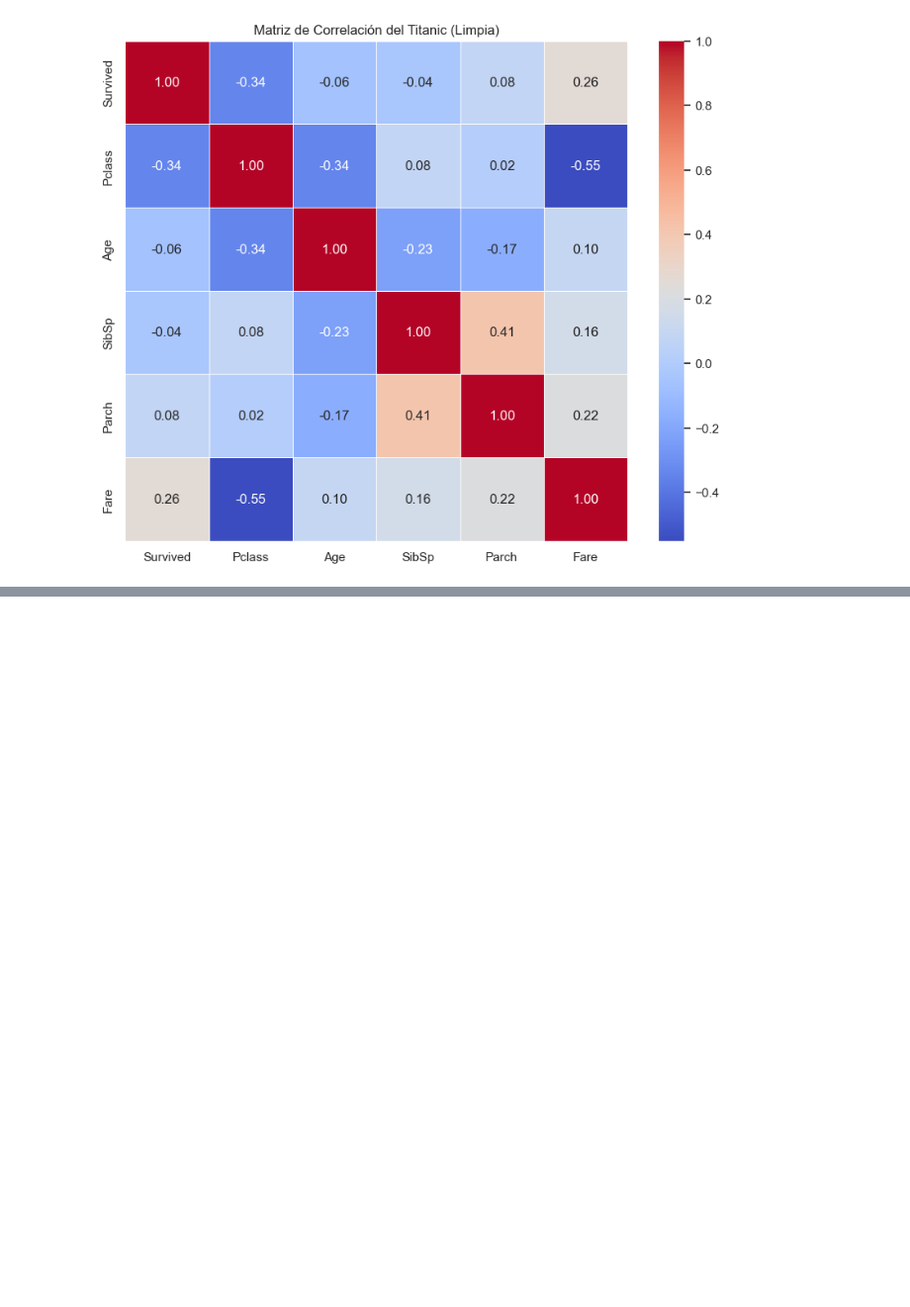
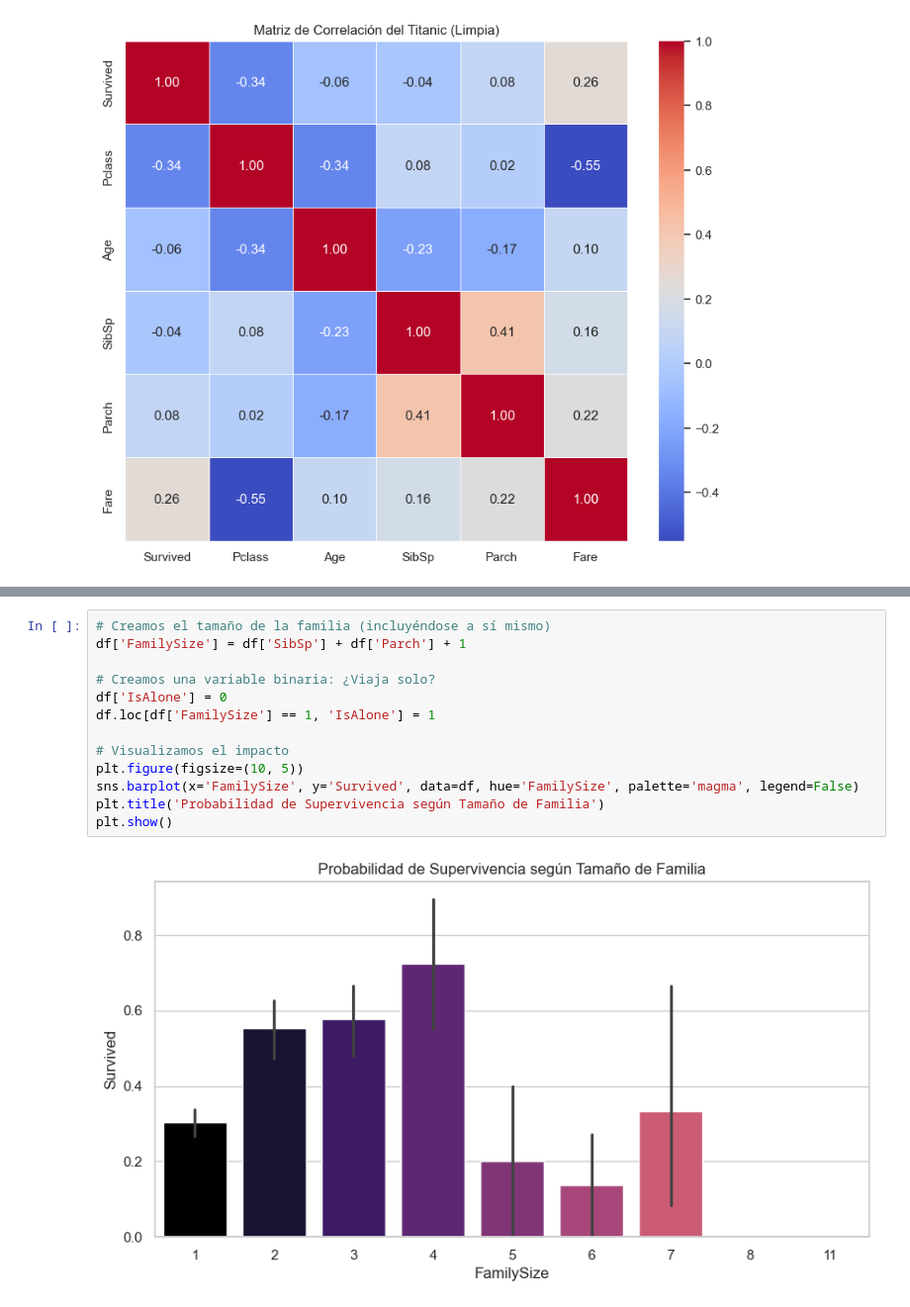
Before and after one commit to chema74/IA_Especialista, a Jupyter notebook: notebooks/mes_01_datos/S1_titanic_eda.ipynb, the cells around one changed output, grey strips where cells are left out. Shown at 99% size. Saved outputs shown, nothing was run; the diff lists cells and outputs as text; blank space fills up the shorter version.

```diff
--- a/notebooks/mes_01_datos/S1_titanic_eda.ipynb
+++ b/notebooks/mes_01_datos/S1_titanic_eda.ipynb
@@ -161,0 +166,15 @@ plt.show()
+# %%
+# Creamos el tamaño de la familia (incluyéndose a sí mismo)
+df['FamilySize'] = df['SibSp'] + df['Parch'] + 1
+
+# Creamos una variable binaria: ¿Viaja solo?
+df['IsAlone'] = 0
+df.loc[df['FamilySize'] == 1, 'IsAlone'] = 1
+
+# Visualizamos el impacto
+plt.figure(figsize=(10, 5))
+sns.barplot(x='FamilySize', y='Survived', data=df, hue='FamilySize', palette='magma', legend=False)
+plt.title('Probabilidad de Supervivencia según Tamaño de Familia')
+plt.show()
+# %% [output]
+[figure, added]
```
Also changed, not shown: parts of 5 cells of this notebook.
